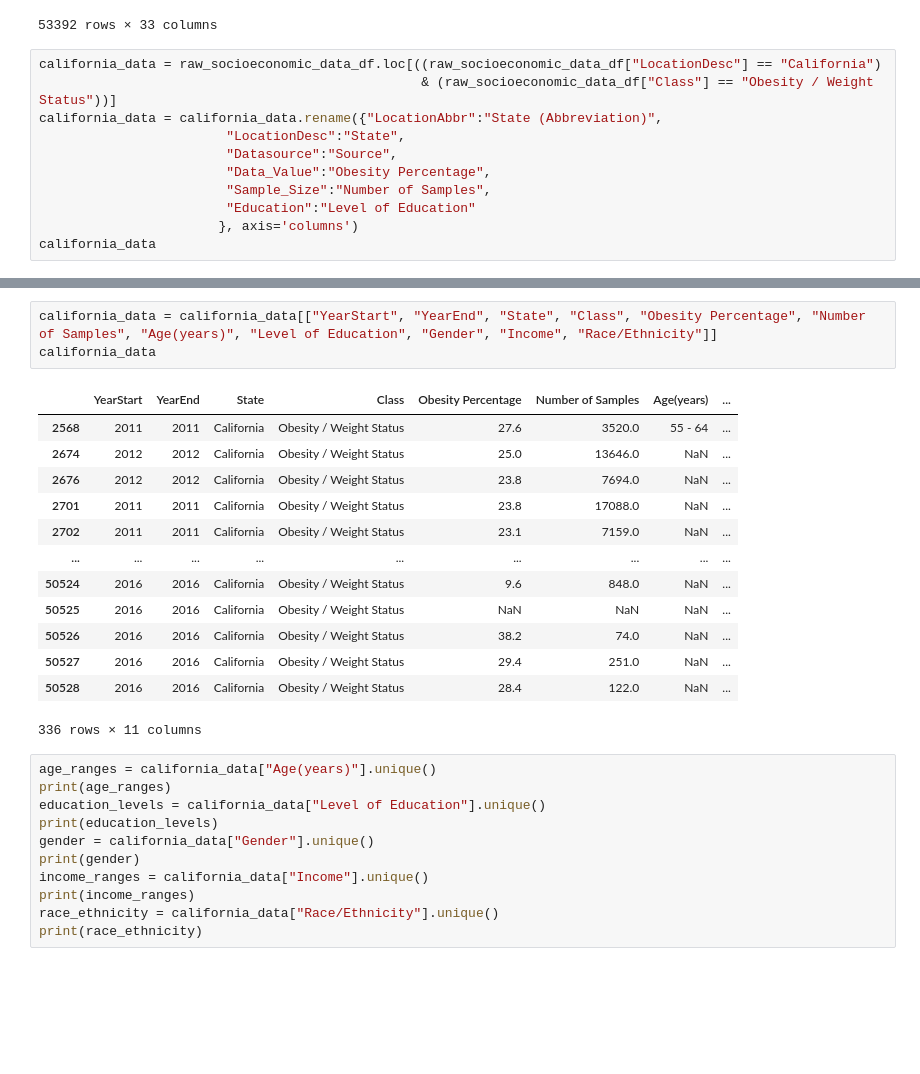
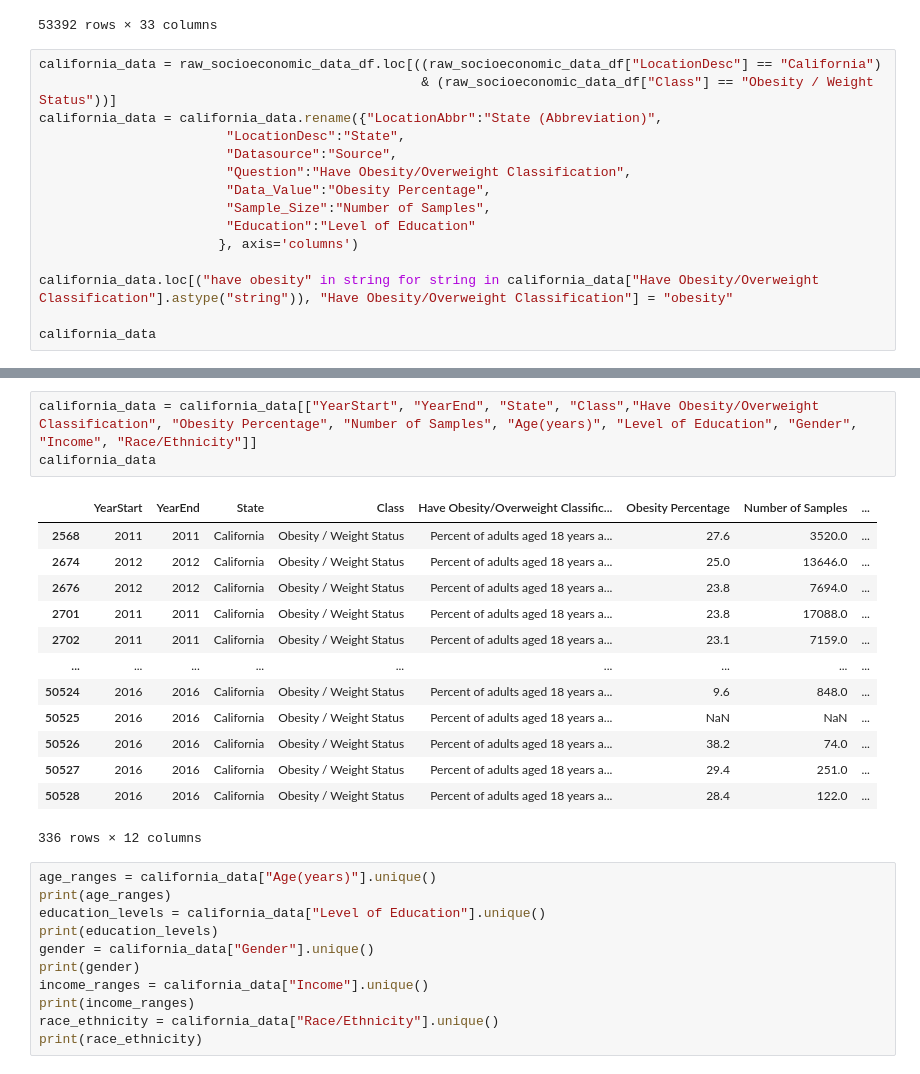
Before and after one commit to improvbutterfly/Fast-Food-Analysis-California, a Jupyter notebook: Analysis/Socioeconomic Status Data Cleaning.ipynb, the cells around one changed output, grey strips where cells are left out. Saved outputs shown, nothing was run; the diff lists cells and outputs as text; blank space fills up the shorter version.

```diff
--- a/Analysis/Socioeconomic Status Data Cleaning.ipynb
+++ b/Analysis/Socioeconomic Status Data Cleaning.ipynb
@@ -24,9 +24,13 @@ california_data = raw_socioeconomic_data_df.loc[((raw_socioeconomic_data_df["Loc
 california_data = california_data.rename({"LocationAbbr":"State (Abbreviation)",
                         "LocationDesc":"State",
                         "Datasource":"Source",
+                        "Question":"Have Obesity/Overweight Classification",
                         "Data_Value":"Obesity Percentage",
                         "Sample_Size":"Number of Samples",
                         "Education":"Level of Education"
                        }, axis='columns')
+
+california_data.loc[("have obesity" in string for string in california_data["Have Obesity/Overweight Classification"].astype("string")), "Have Obesity/Overweight Classification"] = "obesity"
+
 california_data
 # %% [output]
@@ -44,22 +48,22 @@ california_data
 | 50528 | 2016 | 2016 | CA | California | Behavioral Risk Factor Surveillan... | Obesity / Weight Status | Obesity / Weight Status | Percent of adults aged 18 years a... | ... |
 336 rows × 33 columns
 # %%
-california_data = california_data[["YearStart", "YearEnd", "State", "Class", "Obesity Percentage", "Number of Samples", "Age(years)", "Level of Education", "Gender", "Income", "Race/Ethnicity"]]
+california_data = california_data[["YearStart", "YearEnd", "State", "Class","Have Obesity/Overweight Classification", "Obesity Percentage", "Number of Samples", "Age(years)", "Level of Education", "Gender", "Income", "Race/Ethnicity"]]
 california_data
 # %% [output]
-|  | YearStart | YearEnd | State | Class | Obesity Percentage | Number of Samples | Age(years) | ... |
-| 2568 | 2011 | 2011 | California | Obesity / Weight Status | 27.6 | 3520.0 | 55 - 64 | ... |
-| 2674 | 2012 | 2012 | California | Obesity / Weight Status | 25.0 | 13646.0 | NaN | ... |
-| 2676 | 2012 | 2012 | California | Obesity / Weight Status | 23.8 | 7694.0 | NaN | ... |
-| 2701 | 2011 | 2011 | California | Obesity / Weight Status | 23.8 | 17088.0 | NaN | ... |
-| 2702 | 2011 | 2011 | California | Obesity / Weight Status | 23.1 | 7159.0 | NaN | ... |
+|  | YearStart | YearEnd | State | Class | Have Obesity/Overweight Classific... | Obesity Percentage | Number of Samples | ... |
+| 2568 | 2011 | 2011 | California | Obesity / Weight Status | Percent of adults aged 18 years a... | 27.6 | 3520.0 | ... |
+| 2674 | 2012 | 2012 | California | Obesity / Weight Status | Percent of adults aged 18 years a... | 25.0 | 13646.0 | ... |
+| 2676 | 2012 | 2012 | California | Obesity / Weight Status | Percent of adults aged 18 years a... | 23.8 | 7694.0 | ... |
+| 2701 | 2011 | 2011 | California | Obesity / Weight Status | Percent of adults aged 18 years a... | 23.8 | 17088.0 | ... |
+| 2702 | 2011 | 2011 | California | Obesity / Weight Status | Percent of adults aged 18 years a... | 23.1 | 7159.0 | ... |
 | ... | ... | ... | ... | ... | ... | ... | ... | ... |
-| 50524 | 2016 | 2016 | California | Obesity / Weight Status | 9.6 | 848.0 | NaN | ... |
-| 50525 | 2016 | 2016 | California | Obesity / Weight Status | NaN | NaN | NaN | ... |
-| 50526 | 2016 | 2016 | California | Obesity / Weight Status | 38.2 | 74.0 | NaN | ... |
-| 50527 | 2016 | 2016 | California | Obesity / Weight Status | 29.4 | 251.0 | NaN | ... |
-| 50528 | 2016 | 2016 | California | Obesity / Weight Status | 28.4 | 122.0 | NaN | ... |
+| 50524 | 2016 | 2016 | California | Obesity / Weight Status | Percent of adults aged 18 years a... | 9.6 | 848.0 | ... |
+| 50525 | 2016 | 2016 | California | Obesity / Weight Status | Percent of adults aged 18 years a... | NaN | NaN | ... |
+| 50526 | 2016 | 2016 | California | Obesity / Weight Status | Percent of adults aged 18 years a... | 38.2 | 74.0 | ... |
+| 50527 | 2016 | 2016 | California | Obesity / Weight Status | Percent of adults aged 18 years a... | 29.4 | 251.0 | ... |
+| 50528 | 2016 | 2016 | California | Obesity / Weight Status | Percent of adults aged 18 years a... | 28.4 | 122.0 | ... |
-336 rows × 11 columns
+336 rows × 12 columns
 # %%
 age_ranges = california_data["Age(years)"].unique()
 print(age_ranges)
```
Also changed, not shown: parts of 6 cells of this notebook.
